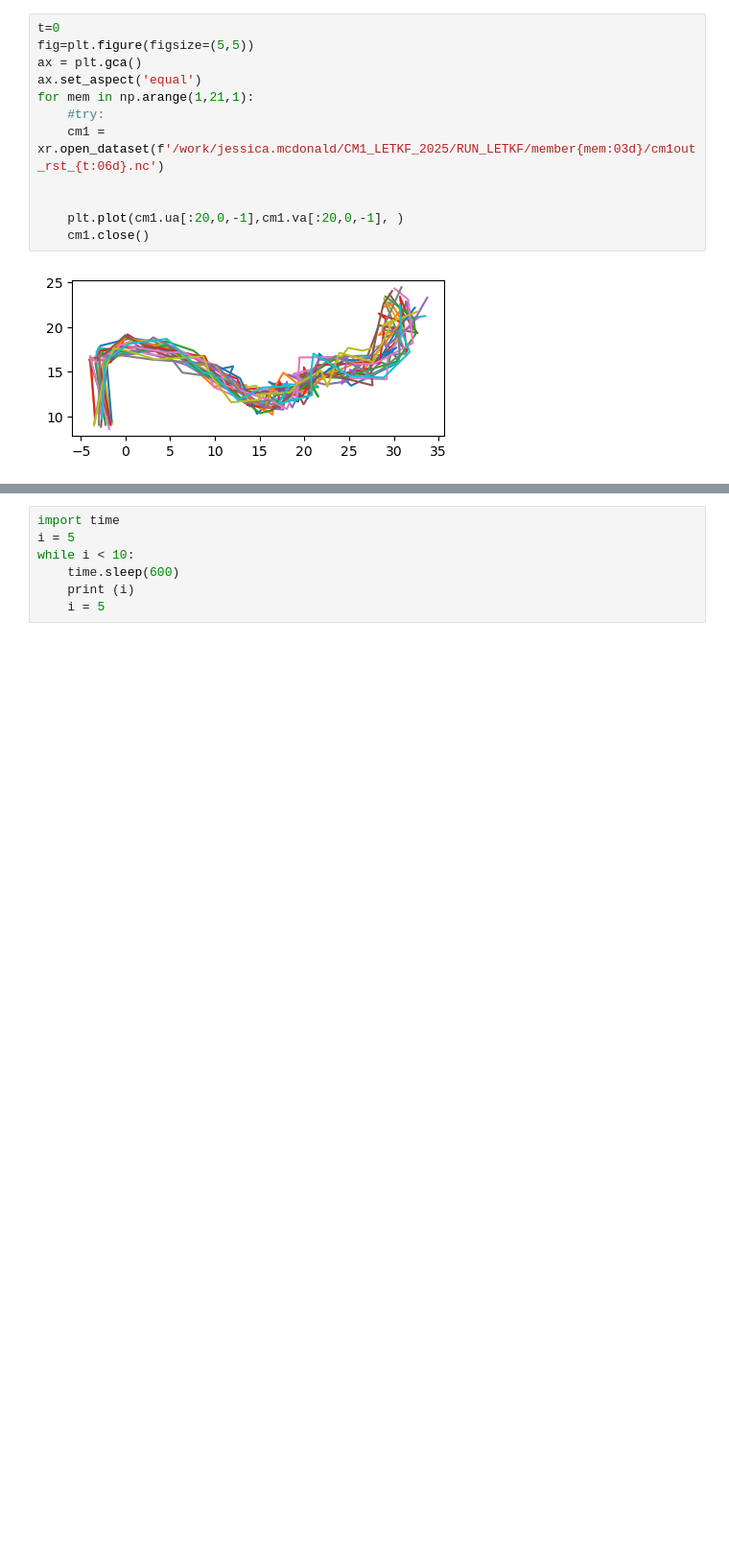
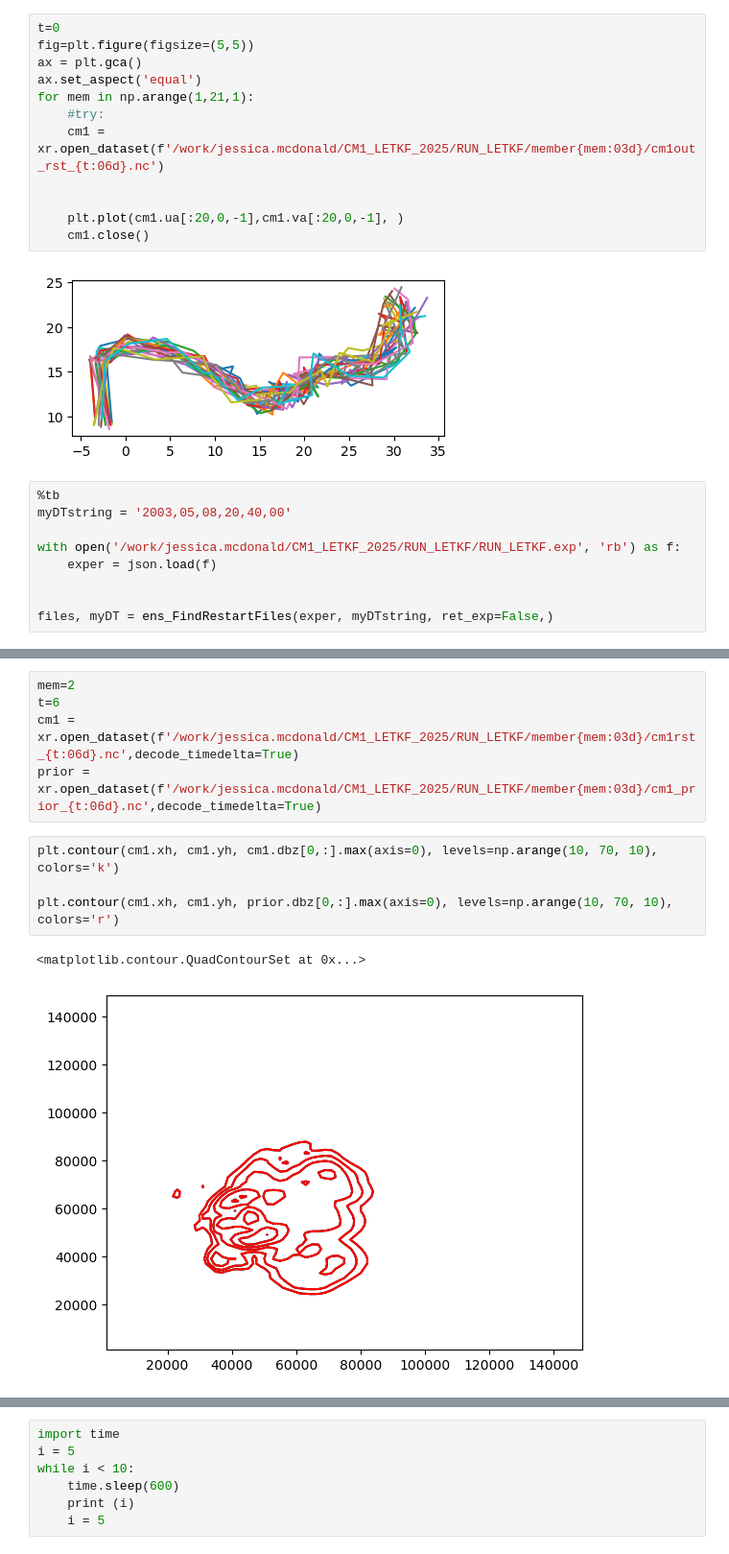
Before and after one commit to jessmcd/CM1_LETKF_2025, a Jupyter notebook: LETKF_testing.ipynb, the cells around one changed output, grey strips where cells are left out. Shown at 96% size. Drawn from its saved outputs; the diff is of its cells as text; blank space fills up the shorter version.

```diff
--- a/LETKF_testing.ipynb
+++ b/LETKF_testing.ipynb
@@ -919,3 +528,12 @@ for mem in np.arange(1,21,1):
     cm1.close()
 # %% [output]
 [figure]
+# %%
+%tb
+myDTstring = '2003,05,08,20,40,00'
+
+with open('/work/jessica.mcdonald/CM1_LETKF_2025/RUN_LETKF/RUN_LETKF.exp', 'rb') as f:
+    exper = json.load(f)
+
+
+files, myDT = ens_FindRestartFiles(exper, myDTstring, ret_exp=False,)
@@ -978,0 +612,12 @@ for t in np.arange(0, 22, 1):# [0,1,2]:#np.arange(1, 22,3):#[0:10]: # time = (t-
+# %%
+mem=2
+t=6
+cm1 = xr.open_dataset(f'/work/jessica.mcdonald/CM1_LETKF_2025/RUN_LETKF/member{mem:03d}/cm1rst_{t:06d}.nc',decode_timedelta=True)
+prior = xr.open_dataset(f'/work/jessica.mcdonald/CM1_LETKF_2025/RUN_LETKF/member{mem:03d}/cm1_prior_{t:06d}.nc',decode_timedelta=True)
+# %%
+plt.contour(cm1.xh, cm1.yh, cm1.dbz[0,:].max(axis=0), levels=np.arange(10, 70, 10), colors='k')
+
+plt.contour(cm1.xh, cm1.yh, prior.dbz[0,:].max(axis=0), levels=np.arange(10, 70, 10), colors='r')
+# %% [output]
+<matplotlib.contour.QuadContourSet at 0x...>
+[figure, added]
```
Also changed, not shown: parts of 65 cells of this notebook, 34 other files.
